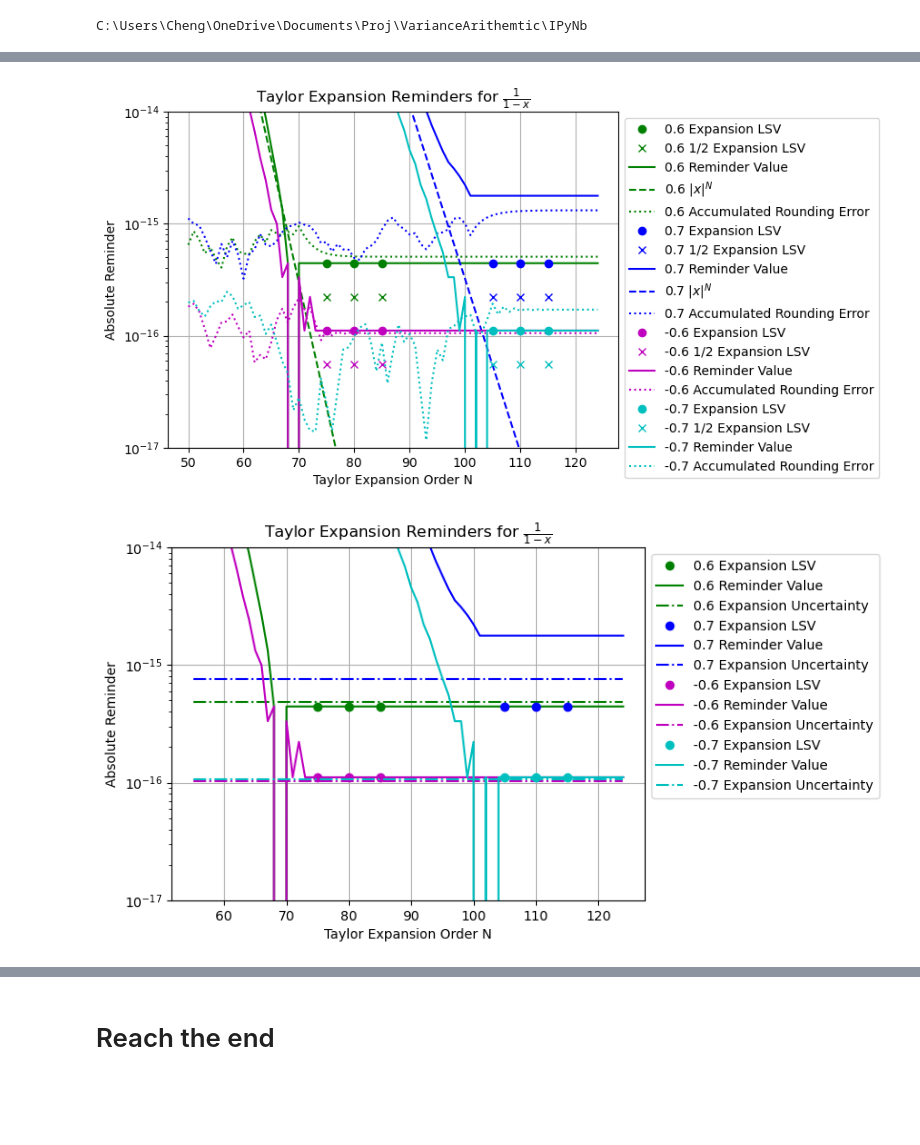
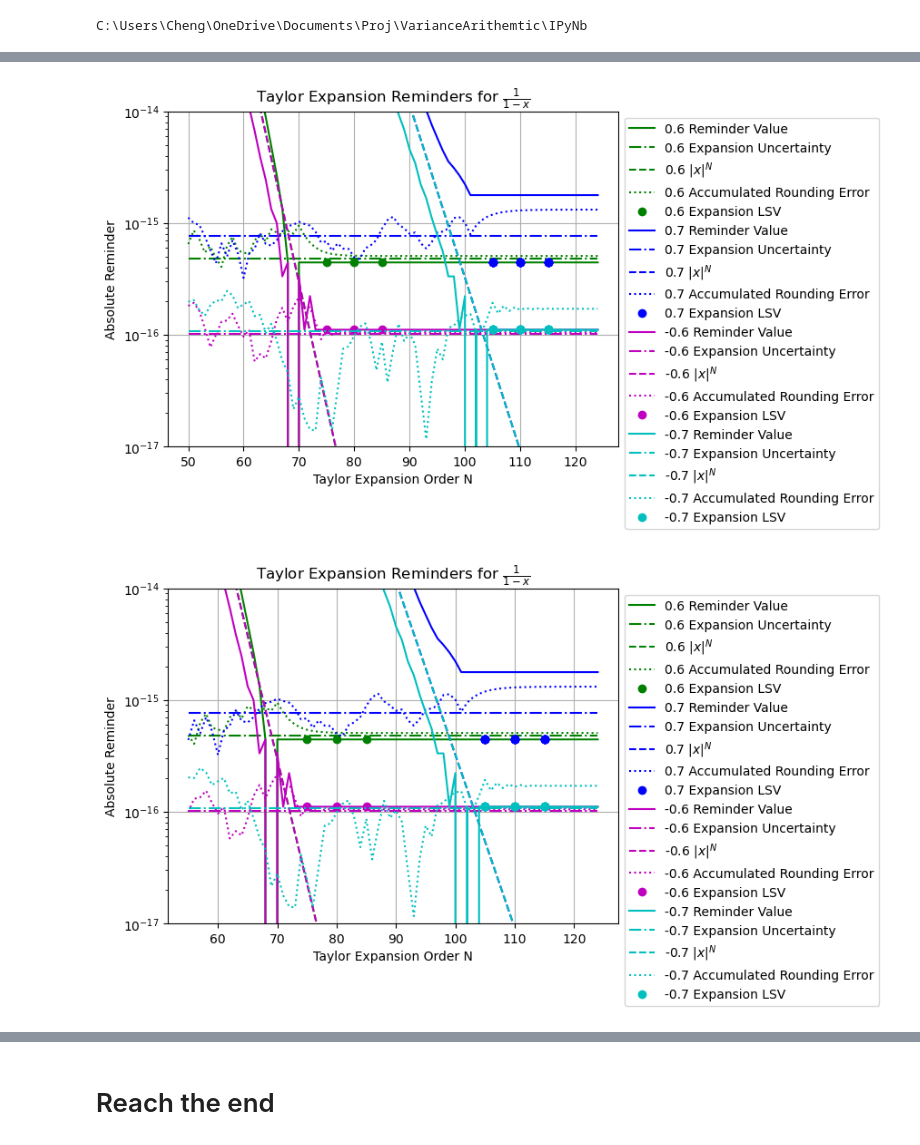
Before and after one commit to Chengpu0707/VarianceArithmetic, a Jupyter notebook: IPyNb/TaylorExpansion.ipynb, the cells around one changed output, grey strips where cells are left out. Cells and saved outputs as stored; diff of their text form; code cells hidden in the pictures; blank space fills up the shorter version.

```diff
--- a/IPyNb/TaylorExpansion.ipynb
+++ b/IPyNb/TaylorExpansion.ipynb
@@ -21,5 +109,5 @@ df.head()
 # %%
-def PlotReminderUncertainty(minOrder=0, maxOrder=125, ylim=[], showUncertainty=False):
+def PlotReminderUncertainty(minOrder=0, maxOrder=125, ylim=[], showRoundingError=True, showUlp=True):
     fig, ax = plt.subplots()
     ax.set_title(r'Taylor Expansion Reminders for $\frac{1}{1 - x}$')
     ax.set_xlabel('Taylor Expansion Order N')
@@ -27,22 +115,20 @@ def PlotReminderUncertainty(minOrder=0, maxOrder=125, ylim=[], showUncertainty=F
     ax.set_yscale('log')
     if ylim:
         ax.set_ylim(ylim)
-    plt.grid(True)
+    ax.grid(True)
 
     for x, color, sUlp in zip((0.6, 0.7, -0.6, -0.7), ('g', 'b', 'm', 'c'), [(75, 80, 85), (105, 110, 115)]*2):
-        dfPlot = df[(df['X']==x) & (df['Order']>=minOrder) & (df['Order']<=maxOrder) & (df['Order'].isin(sUlp))]
-        ax.plot(dfPlot['Order'], dfPlot['Result ULP'], color+'o', label=f'{x} Expansion LSV')
-        if not showUncertainty:
-            ax.plot(dfPlot['Order'], dfPlot['Result ULP']*0.5, color+'x', label=f'{x} 1/2 Expansion LSV')
-        dfPlot = df[(df['X']==x) & (df['Order']>=minOrder) & (df['Order']<=maxOrder)]
+        dfPlot = df[(df['X']==x) & (df['Order']>=minOrder) & (df['Order']<=maxOrder)].sort_values('Order')
         ax.plot(dfPlot['Order'], np.abs(dfPlot['Reminder']), color+'-', label=f'{x} Reminder Value')
-        if showUncertainty:
-            ax.plot(dfPlot['Order'], dfPlot['Uncertainty'], color+'-.', label=f'{x} Expansion Uncertainty')
-        else:
-            if x > 0:
-                ax.plot(dfPlot['Order'], np.abs(dfPlot['Power']), color+'--', label=f'{x} $|x|^N$')
+        ax.plot(dfPlot['Order'], dfPlot['Uncertainty'], color+'-.', label=f'{x} Expansion Uncertainty')
+        if showRoundingError:
+            ax.plot(dfPlot['Order'], np.abs(dfPlot['Power']), color+'--', label=f'{x} $|x|^N$')
             ax.plot(dfPlot['Order'], np.abs(dfPlot['Accumulated Rounding Error']), color+':',
                     label=f'{x} Accumulated Rounding Error')
+        if showUlp:
+            dfPlot = df[(df['X']==x) & (df['Order']>=minOrder) & (df['Order']<=maxOrder) & (df['Order'].isin(sUlp))].sort_values('Order')
+            ax.plot(dfPlot['Order'], dfPlot['Result LSV'], color+'o', label=f'{x} Expansion LSV')
+            #ax.plot(dfPlot['Order'], dfPlot['Result ULP']*0.5, color+'x', label=f'{x} 1/2 Expansion LSV')
 
     ax.legend(bbox_to_anchor=(1.0, 1.0))
 # %%
@@ -56,11 +146,11 @@ PlotReminderUncertainty(minOrder=60)
 # %%
 PlotReminderUncertainty(minOrder=50, ylim=(1e-17,1e-14))
 # %% [output]
-[figure, old version]
+[figure, new version]
 # %%
-PlotReminderUncertainty(minOrder=55, ylim=(1e-17,1e-14), showUncertainty=True)
+PlotReminderUncertainty(minOrder=55, ylim=(1e-17,1e-14))
 # %% [output]
-[figure, old version]
+[figure, new version]
 # %%
 PlotReminderUncertainty(maxOrder=20, ylim=(1e-5, 10))
 # %% [output]
```
Also changed, not shown: parts of 31 cells of this notebook, 19 other files.
